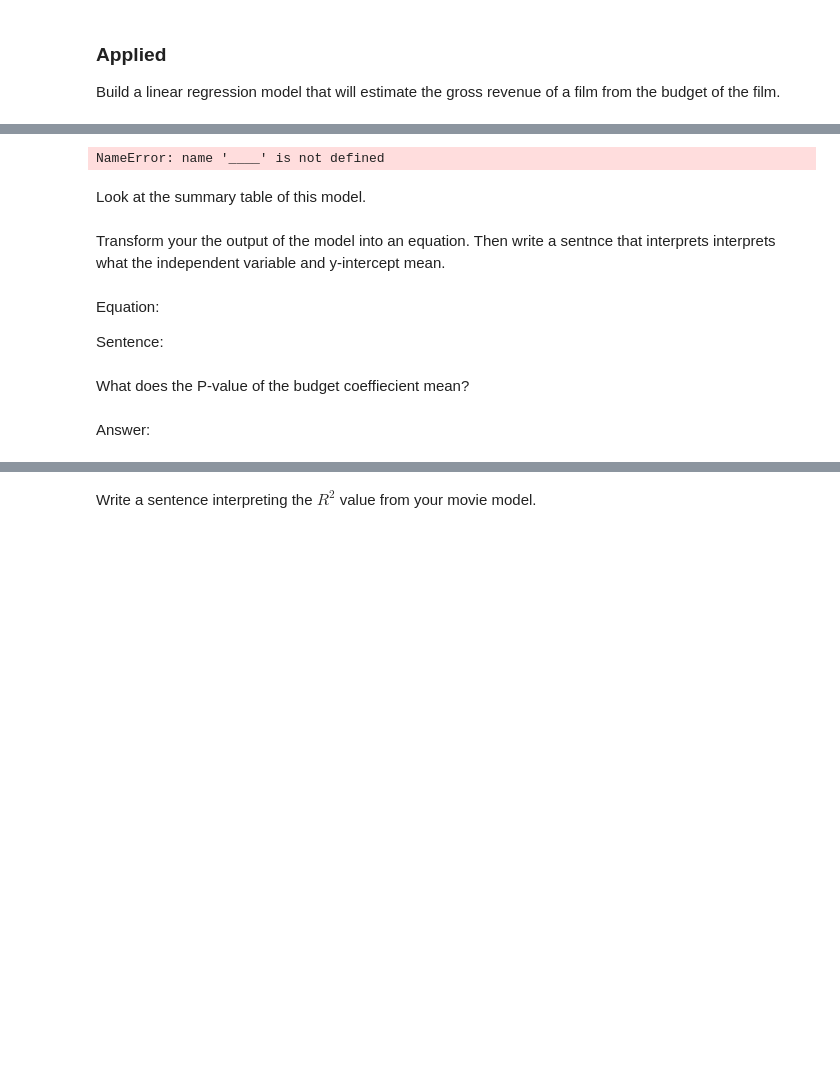
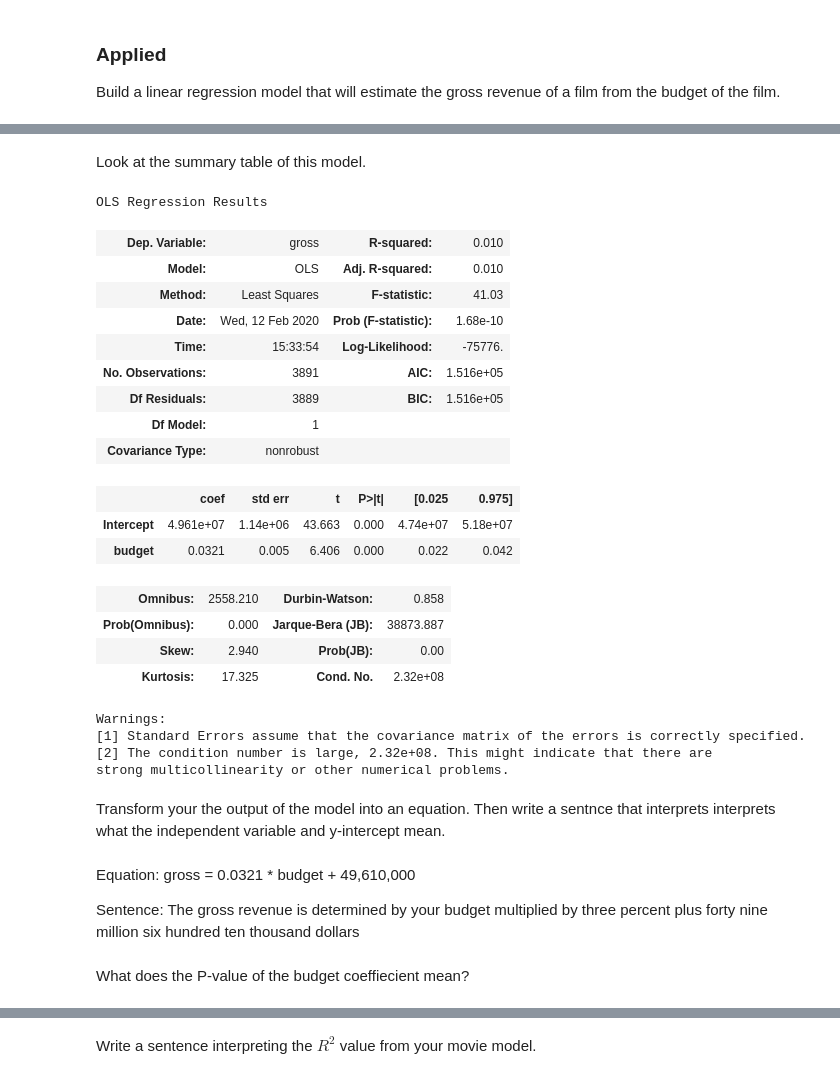
Before and after one commit to trevohearn/nyc-mhtn-ds-010620-lectures, a Jupyter notebook: week-6/Linear_Regression/Applying_SLR.ipynb, the cells around one changed output, grey strips where cells are left out. Drawn from its saved outputs; the diff is of its cells as text; code cells hidden in the pictures; blank space fills up the shorter version.

```diff
--- a/week-6/Linear_Regression/Applying_SLR.ipynb
+++ b/week-6/Linear_Regression/Applying_SLR.ipynb
@@ -83,21 +75,37 @@ Index(['color', 'director_name', 'num_critic_for_reviews', 'duration',
 # %%
 # building a linear regression model using statsmodel
-movie_model = ____(formula='____~____', data=_____).fit()
+movie_model = ols(formula='gross~budget', data=df).fit()
-# %% [output]
-NameError: name '____' is not defined
 # %% [markdown]
 Look at the summary table of this model.
 # %%
-____.summary()
+movie_model.summary()
+# %% [output]
+OLS Regression Results
+| Dep. Variable: | gross | R-squared: | 0.010 |
+| Model: | OLS | Adj. R-squared: | 0.010 |
+| Method: | Least Squares | F-statistic: | 41.03 |
+| Date: | Wed, 12 Feb 2020 | Prob (F-statistic): | 1.68e-10 |
+| Time: | 15:33:54 | Log-Likelihood: | -75776. |
+| No. Observations: | 3891 | AIC: | 1.516e+05 |
+| Df Residuals: | 3889 | BIC: | 1.516e+05 |
+| Df Model: | 1 |  |  |
+| Covariance Type: | nonrobust |  |  |
+|  | coef | std err | t | P>|t| | [0.025 | 0.975] |
+| Intercept | 4.961e+07 | 1.14e+06 | 43.663 | 0.000 | 4.74e+07 | 5.18e+07 |
+| budget | 0.0321 | 0.005 | 6.406 | 0.000 | 0.022 | 0.042 |
+| Omnibus: | 2558.210 | Durbin-Watson: | 0.858 |
+| Prob(Omnibus): | 0.000 | Jarque-Bera (JB): | 38873.887 |
+| Skew: | 2.940 | Prob(JB): | 0.00 |
+| Kurtosis: | 17.325 | Cond. No. | 2.32e+08 |
+Warnings:
+[1] Standard Errors assume that the covariance matrix of the errors is correctly specified.
+[2] The condition number is large, 2.32e+08. This might indicate that there are
+strong multicollinearity or other numerical problems.
 # %% [markdown]
 Transform your the output of the model into an equation. Then write a sentnce that interprets interprets what the independent variable and y-intercept mean.
-# %% [markdown]
-Equation:
-
-
-
-Sentence:
+# %% [markdown]
+Equation: gross = 0.0321 * budget + 49,610,000
+
+Sentence: The gross revenue is determined by your budget multiplied by three percent plus forty nine million six hundred ten thousand dollars
 # %% [markdown]
 What does the P-value of the budget coeffiecient mean?
-# %% [markdown]
-Answer:
```
Also changed, not shown: parts of 35 cells of this notebook.
